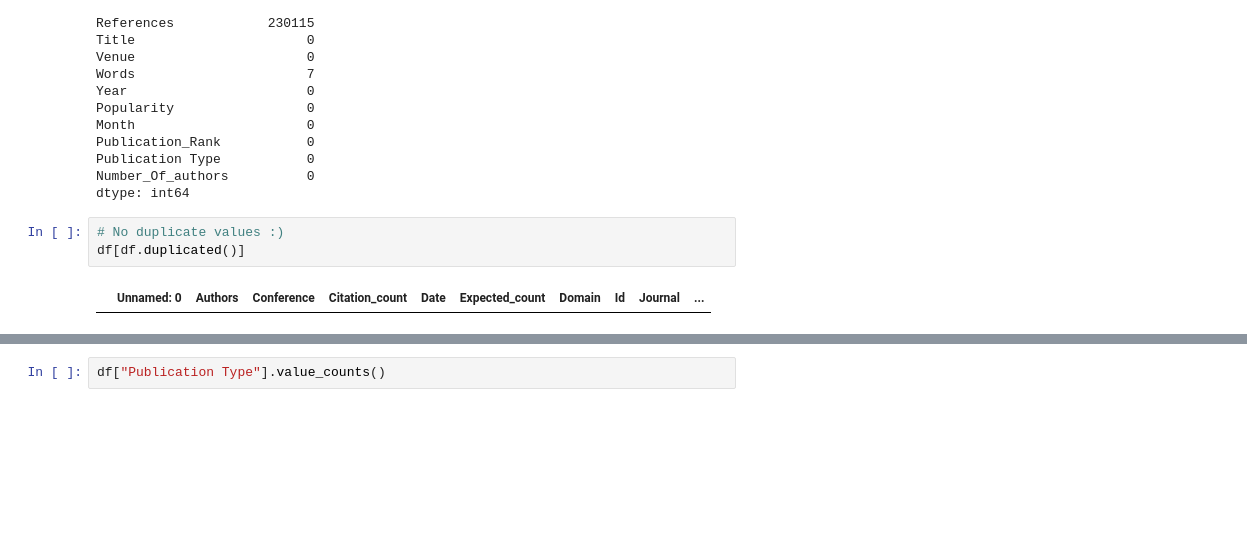
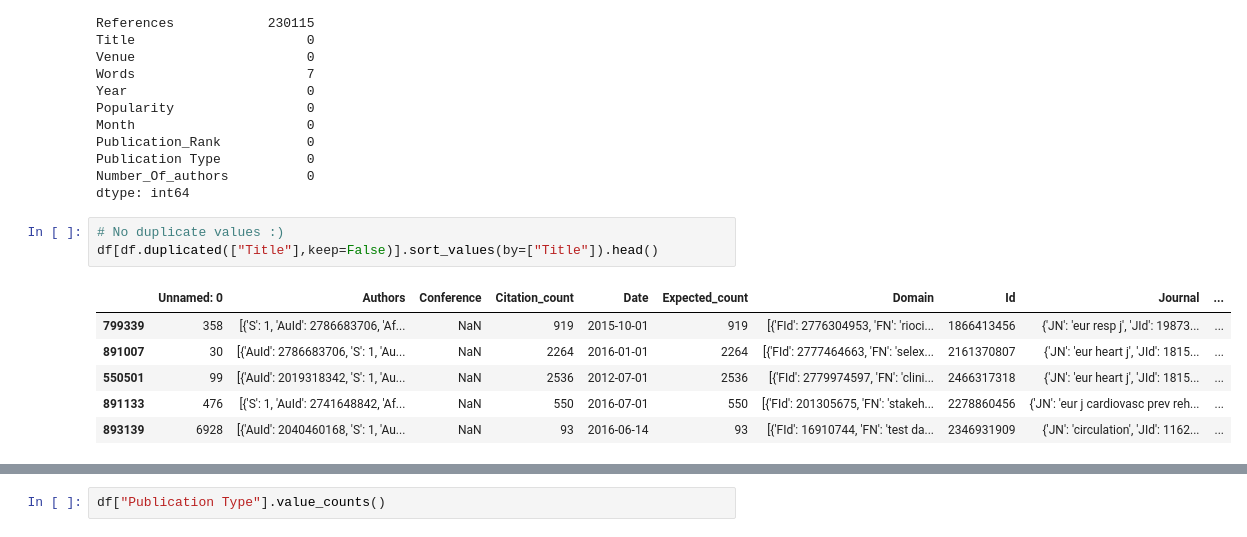
Before and after one commit to divvyam/APR, a Jupyter notebook: mag_explore.ipynb, the cells around one changed output, grey strips where cells are left out. Drawn from its saved outputs; the diff is of its cells as text; blank space fills up the shorter version.

```diff
--- a/mag_explore.ipynb
+++ b/mag_explore.ipynb
@@ -273,9 +273,14 @@ Number_Of_authors          0
 dtype: int64
 # %%
 # No duplicate values :)
-df[df.duplicated()]
+df[df.duplicated(["Title"],keep=False)].sort_values(by=["Title"]).head()
 # %% [output]
 |  | Unnamed: 0 | Authors | Conference | Citation_count | Date | Expected_count | Domain | Id | Journal | ... |
+| 799339 | 358 | [{'S': 1, 'AuId': 2786683706, 'Af... | NaN | 919 | 2015-10-01 | 919 | [{'FId': 2776304953, 'FN': 'rioci... | 1866413456 | {'JN': 'eur resp j', 'JId': 19873... | ... |
+| 891007 | 30 | [{'AuId': 2786683706, 'S': 1, 'Au... | NaN | 2264 | 2016-01-01 | 2264 | [{'FId': 2777464663, 'FN': 'selex... | 2161370807 | {'JN': 'eur heart j', 'JId': 1815... | ... |
+| 550501 | 99 | [{'AuId': 2019318342, 'S': 1, 'Au... | NaN | 2536 | 2012-07-01 | 2536 | [{'FId': 2779974597, 'FN': 'clini... | 2466317318 | {'JN': 'eur heart j', 'JId': 1815... | ... |
+| 891133 | 476 | [{'S': 1, 'AuId': 2741648842, 'Af... | NaN | 550 | 2016-07-01 | 550 | [{'FId': 201305675, 'FN': 'stakeh... | 2278860456 | {'JN': 'eur j cardiovasc prev reh... | ... |
+| 893139 | 6928 | [{'AuId': 2040460168, 'S': 1, 'Au... | NaN | 93 | 2016-06-14 | 93 | [{'FId': 16910744, 'FN': 'test da... | 2346931909 | {'JN': 'circulation', 'JId': 1162... | ... |
 # %%
 #size of data
 df.shape
```
Also changed, not shown: parts of 11 cells of this notebook.
